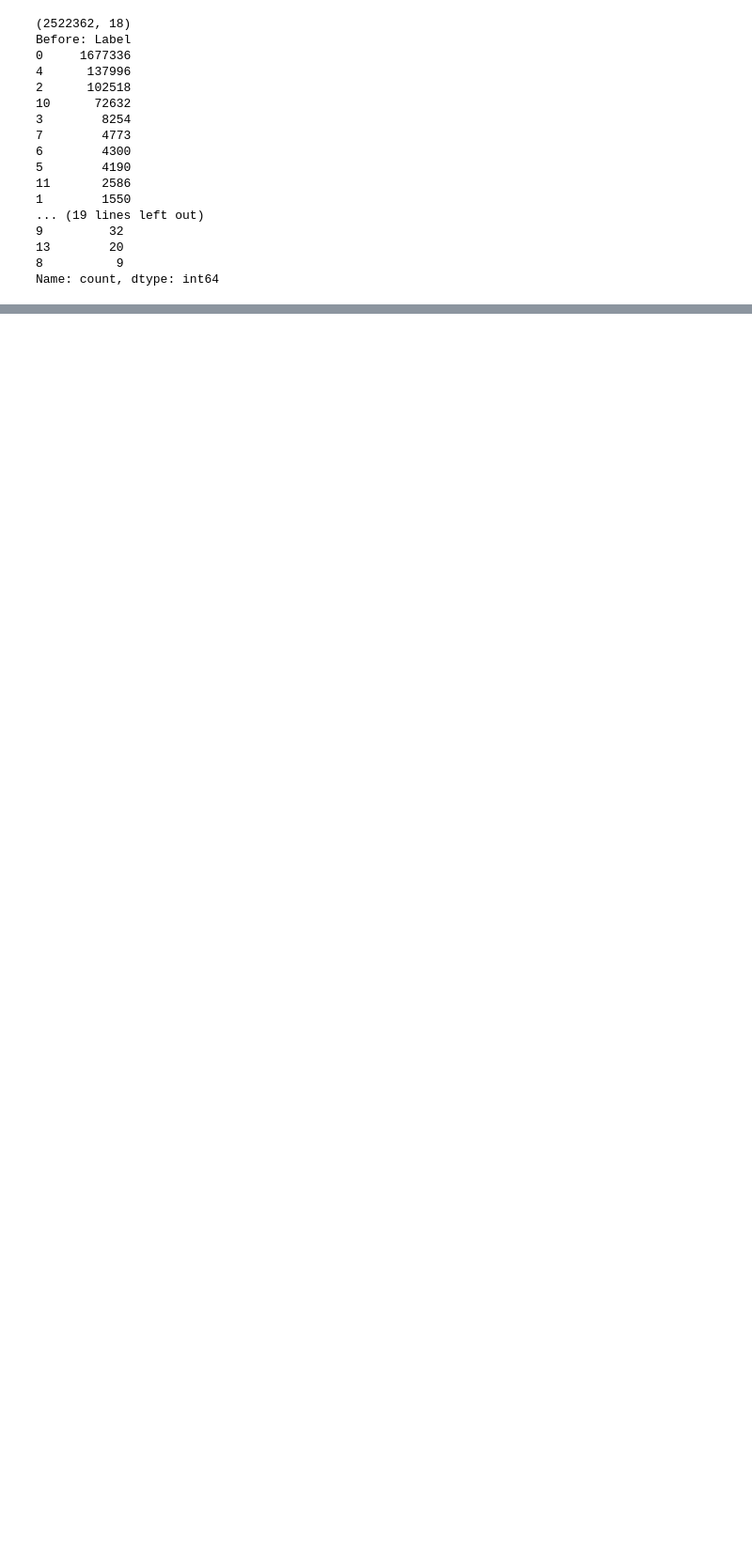
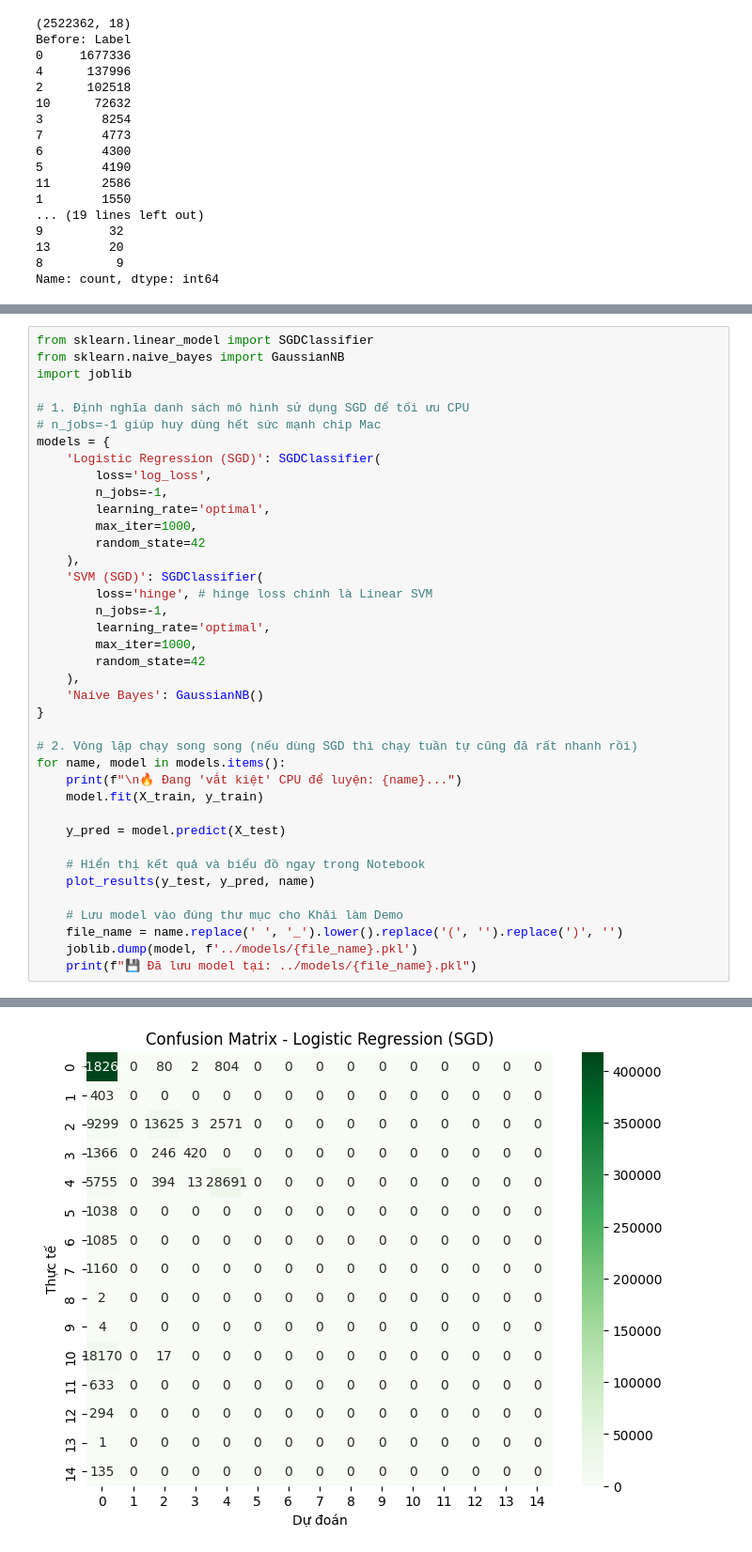
Before and after one commit to phanduykhai05/Network-Intrusion-Detection-ML, a Jupyter notebook: notebooks/Network-Intrusion-Detection-ML.ipynb, the cells around one changed output, grey strips where cells are left out. Shown at 94% size. Drawn from its saved outputs; the diff is of its cells as text; blank space fills up the shorter version.

Commit message:
them code luyen mo hinh vo notebooks

```diff
--- a/notebooks/Network-Intrusion-Detection-ML.ipynb
+++ b/notebooks/Network-Intrusion-Detection-ML.ipynb
@@ -167,0 +190,40 @@ Name: count, dtype: int64
+# %%
+from sklearn.linear_model import SGDClassifier
+from sklearn.naive_bayes import GaussianNB
+import joblib
+
+# 1. Định nghĩa danh sách mô hình sử dụng SGD để tối ưu CPU
+# n_jobs=-1 giúp huy dùng hết sức mạnh chip Mac
+models = {
+    'Logistic Regression (SGD)': SGDClassifier(
+        loss='log_loss',
+        n_jobs=-1,
+        learning_rate='optimal',
+        max_iter=1000,
+        random_state=42
+    ),
+    'SVM (SGD)': SGDClassifier(
+        loss='hinge', # hinge loss chính là Linear SVM
+        n_jobs=-1,
+        learning_rate='optimal',
+        max_iter=1000,
+        random_state=42
+    ),
+    'Naive Bayes': GaussianNB()
+}
+
+# 2. Vòng lặp chạy song song (nếu dùng SGD thì chạy tuần tự cũng đã rất nhanh rồi)
+for name, model in models.items():
+    print(f"\n🔥 Đang 'vắt kiệt' CPU để luyện: {name}...")
+    model.fit(X_train, y_train)
+
+    y_pred = model.predict(X_test)
+
+    # Hiển thị kết quả và biểu đồ ngay trong Notebook
+    plot_results(y_test, y_pred, name)
+
+    # Lưu model vào đúng thư mục cho Khải làm Demo
+    file_name = name.replace(' ', '_').lower().replace('(', '').replace(')', '')
+    joblib.dump(model, f'../models/{file_name}.pkl')
+    print(f"💾 Đã lưu model tại: ../models/{file_name}.pkl")
+# %% [output]
@@ -167,0 +250 @@ Name: count, dtype: int64
+[figure, added]
```
Also changed, not shown: parts of 3 cells of this notebook, 5 other files.
